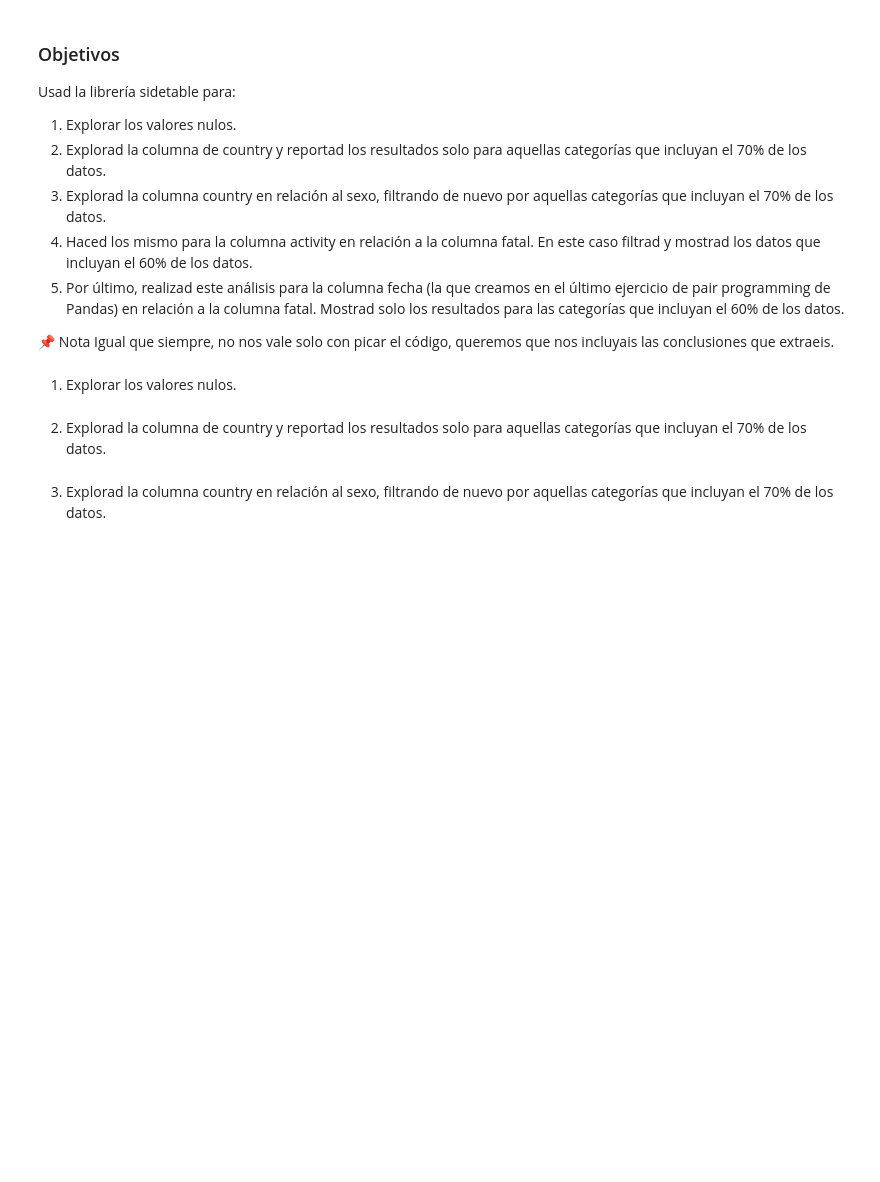
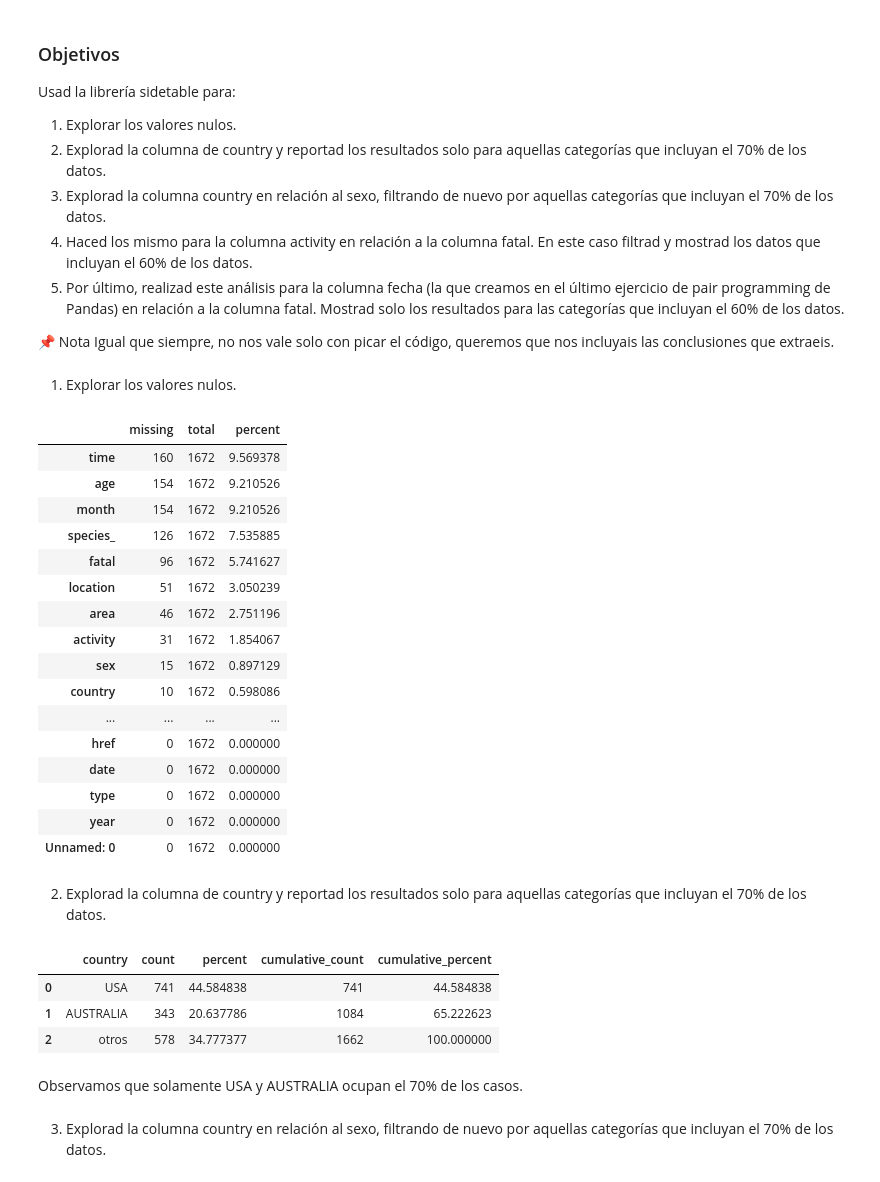
Before and after one commit to Jumblan/DA_promoC_modulo2_sprint3_JudithLola, a Jupyter notebook: EDA/pair-prog-EDAII.ipynb, the cells around one changed output. Drawn from its saved outputs; the diff is of its cells as text; code cells hidden in the pictures; blank space fills up the shorter version.

```diff
--- a/EDA/pair-prog-EDAII.ipynb
+++ b/EDA/pair-prog-EDAII.ipynb
@@ -29,7 +168,37 @@ Usad la librería sidetable para:
 📌 Nota Igual que siempre, no nos vale solo con picar el código, queremos que nos incluyais las conclusiones que extraeis.
 # %% [markdown]
 1. Explorar los valores nulos.
+# %%
+#Exploramos la cantidad de nulos y porcetaje sobre el total de cada una de las columnas del df.
+df.stb.missing()
+# %% [output]
+|  | missing | total | percent |
+| time | 160 | 1672 | 9.569378 |
+| age | 154 | 1672 | 9.210526 |
+| month | 154 | 1672 | 9.210526 |
+| species_ | 126 | 1672 | 7.535885 |
+| fatal | 96 | 1672 | 5.741627 |
+| location | 51 | 1672 | 3.050239 |
+| area | 46 | 1672 | 2.751196 |
+| activity | 31 | 1672 | 1.854067 |
+| sex | 15 | 1672 | 0.897129 |
+| country | 10 | 1672 | 0.598086 |
+| ... | ... | ... | ... |
+| href | 0 | 1672 | 0.000000 |
+| date | 0 | 1672 | 0.000000 |
+| type | 0 | 1672 | 0.000000 |
+| year | 0 | 1672 | 0.000000 |
+| Unnamed: 0 | 0 | 1672 | 0.000000 |
 # %% [markdown]
 2. Explorad la columna de country y reportad los resultados solo para aquellas categorías que incluyan el 70% de los datos.
+# %%
+df.stb.freq(['country'], thresh=70, other_label= 'otros')
+# %% [output]
+|  | country | count | percent | cumulative_count | cumulative_percent |
+| 0 | USA | 741 | 44.584838 | 741 | 44.584838 |
+| 1 | AUSTRALIA | 343 | 20.637786 | 1084 | 65.222623 |
+| 2 | otros | 578 | 34.777377 | 1662 | 100.000000 |
+# %% [markdown]
+Observamos que solamente USA y AUSTRALIA ocupan el 70% de los casos.
 # %% [markdown]
 3. Explorad la columna country en relación al sexo, filtrando de nuevo por aquellas categorías que incluyan el 70% de los datos.
```
Also changed, not shown: parts of 25 cells of this notebook.
